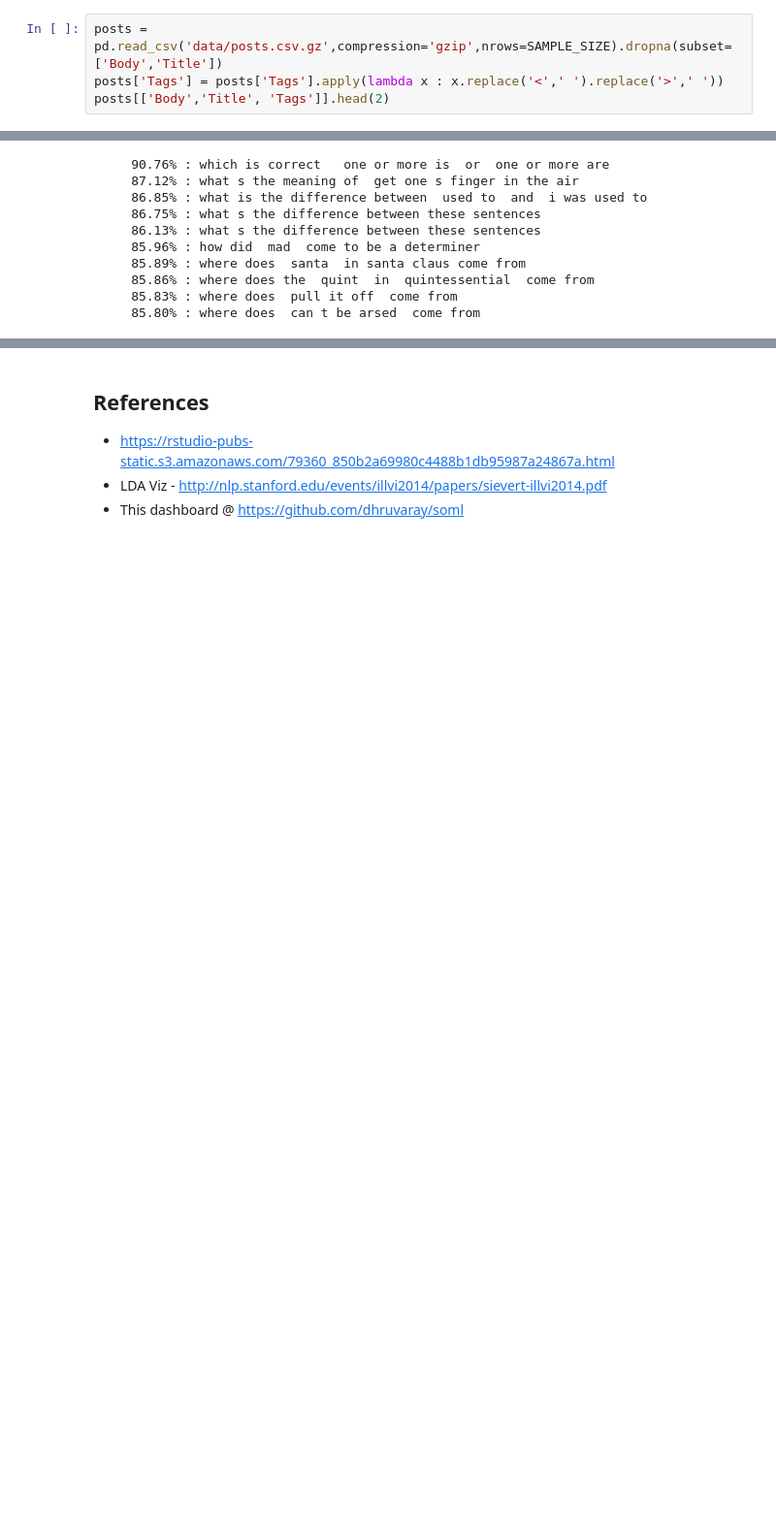
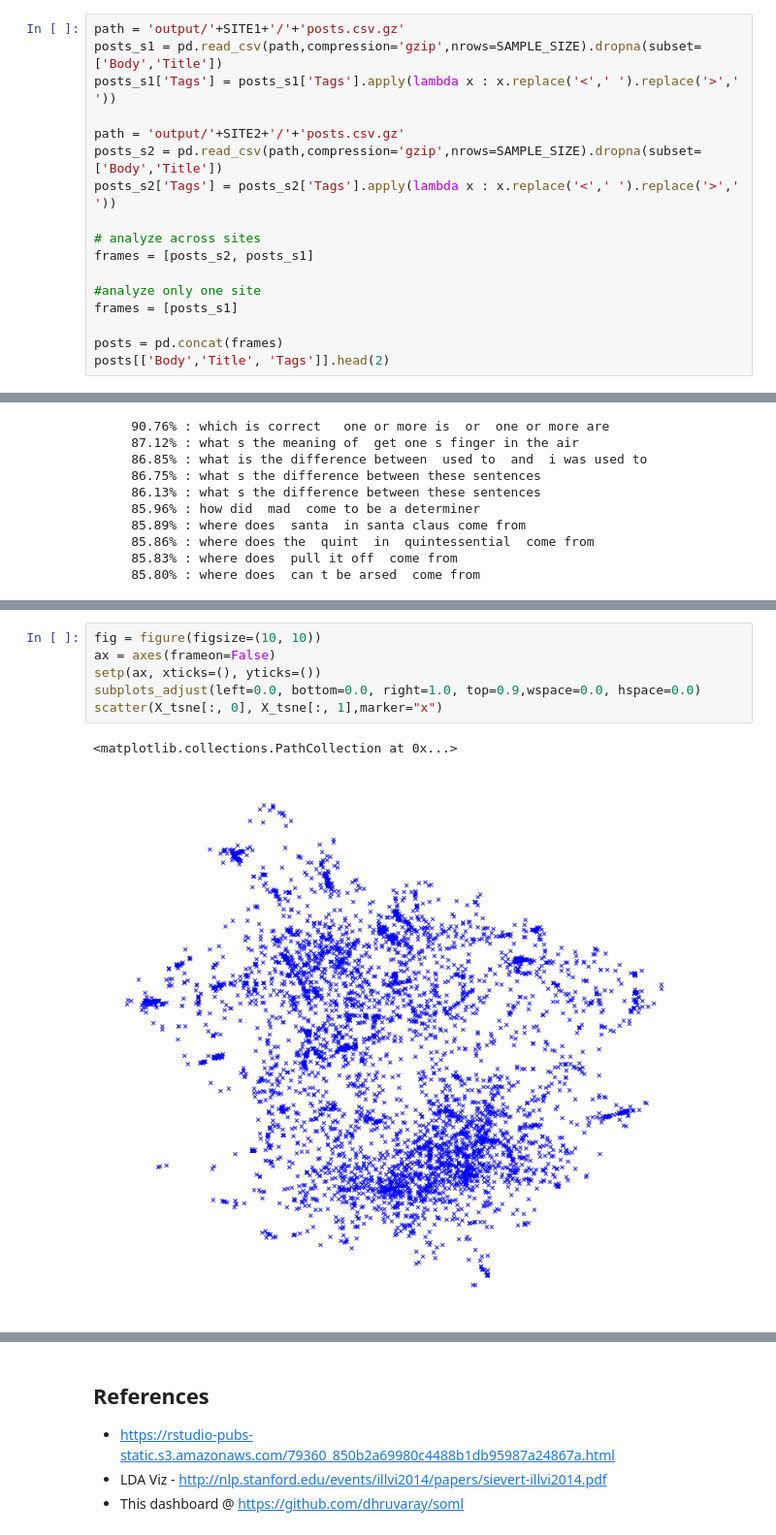
Before and after one commit to dhruvaray/soml, a Jupyter notebook: index.ipynb, the cells around one changed output, grey strips where cells are left out. Shown at 97% size. Drawn from its saved outputs; the diff is of its cells as text; blank space fills up the shorter version.

```diff
--- a/index.ipynb
+++ b/index.ipynb
@@ -53,6 +76,19 @@ SAMPLE_SIZE = 20000
 # %%
-posts = pd.read_csv('data/posts.csv.gz',compression='gzip',nrows=SAMPLE_SIZE).dropna(subset=['Body','Title'])
-posts['Tags'] = posts['Tags'].apply(lambda x : x.replace('<',' ').replace('>',' '))
+path = 'output/'+SITE1+'/'+'posts.csv.gz'
+posts_s1 = pd.read_csv(path,compression='gzip',nrows=SAMPLE_SIZE).dropna(subset=['Body','Title'])
+posts_s1['Tags'] = posts_s1['Tags'].apply(lambda x : x.replace('<',' ').replace('>',' '))
+
+path = 'output/'+SITE2+'/'+'posts.csv.gz'
+posts_s2 = pd.read_csv(path,compression='gzip',nrows=SAMPLE_SIZE).dropna(subset=['Body','Title'])
+posts_s2['Tags'] = posts_s2['Tags'].apply(lambda x : x.replace('<',' ').replace('>',' '))
+
+# analyze across sites
+frames = [posts_s2, posts_s1]
+
+#analyze only one site
+frames = [posts_s1]
+
+posts = pd.concat(frames)
 posts[['Body','Title', 'Tags']].head(2)
 # %% [output]
 |  | Body | Title | Tags |
@@ -328,0 +409,9 @@ text.on_submit(handler)
+# %%
+fig = figure(figsize=(10, 10))
+ax = axes(frameon=False)
+setp(ax, xticks=(), yticks=())
+subplots_adjust(left=0.0, bottom=0.0, right=1.0, top=0.9,wspace=0.0, hspace=0.0)
+scatter(X_tsne[:, 0], X_tsne[:, 1],marker="x")
+# %% [output]
+<matplotlib.collections.PathCollection at 0x...>
+[figure, added]
```
Also changed, not shown: parts of 37 cells of this notebook, 7 other files.
